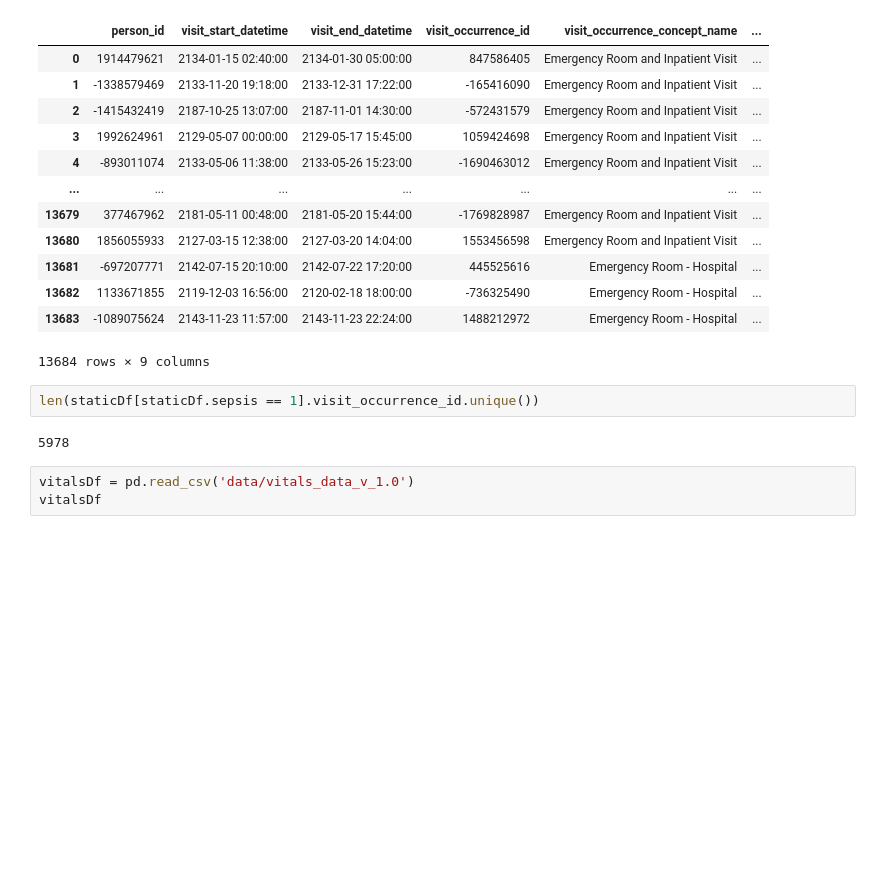
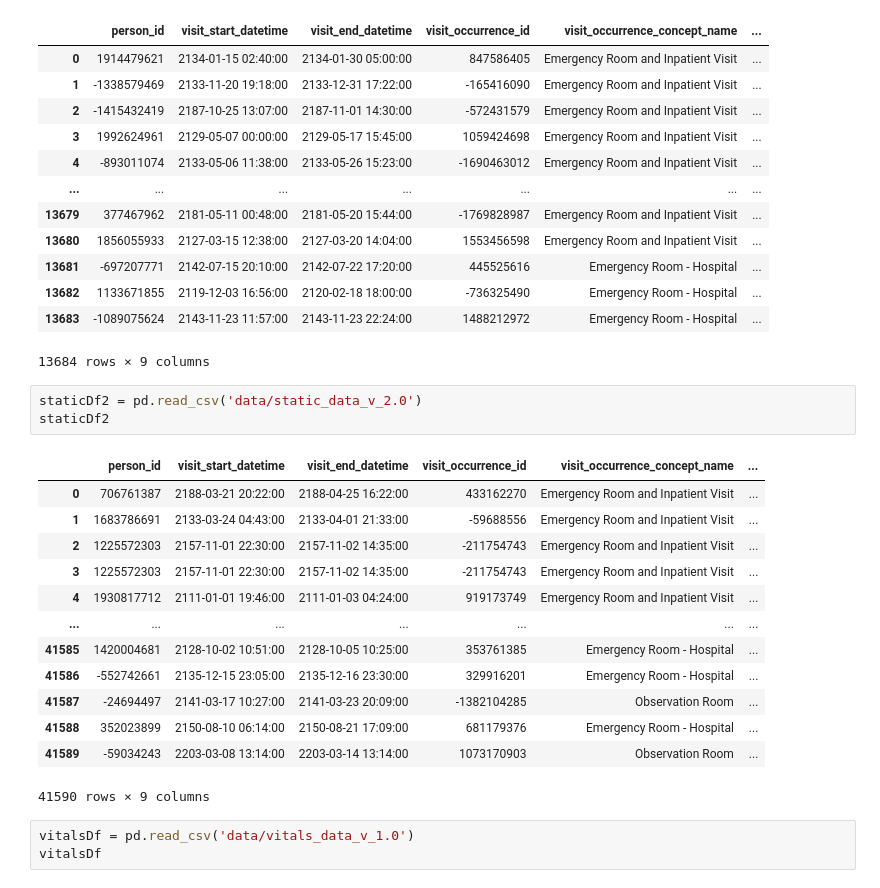
Before and after one commit to ryashpal/ML, a Jupyter notebook: mortality/explore_omop.ipynb, the cells around one changed output. Saved outputs shown, nothing was run; the diff lists cells and outputs as text; blank space fills up the shorter version.

```diff
--- a/mortality/explore_omop.ipynb
+++ b/mortality/explore_omop.ipynb
@@ -44,9 +44,22 @@ staticDf
 | 13683 | -1089075624 | 2143-11-23 11:57:00 | 2143-11-23 22:24:00 | 1488212972 | Emergency Room - Hospital | ... |
 13684 rows × 9 columns
 # %%
-len(staticDf[staticDf.sepsis == 1].visit_occurrence_id.unique())
+staticDf2 = pd.read_csv('data/static_data_v_2.0')
+staticDf2
 # %% [output]
+|  | person_id | visit_start_datetime | visit_end_datetime | visit_occurrence_id | visit_occurrence_concept_name | ... |
+| 0 | 706761387 | 2188-03-21 20:22:00 | 2188-04-25 16:22:00 | 433162270 | Emergency Room and Inpatient Visit | ... |
+| 1 | 1683786691 | 2133-03-24 04:43:00 | 2133-04-01 21:33:00 | -59688556 | Emergency Room and Inpatient Visit | ... |
+| 2 | 1225572303 | 2157-11-01 22:30:00 | 2157-11-02 14:35:00 | -211754743 | Emergency Room and Inpatient Visit | ... |
+| 3 | 1225572303 | 2157-11-01 22:30:00 | 2157-11-02 14:35:00 | -211754743 | Emergency Room and Inpatient Visit | ... |
+| 4 | 1930817712 | 2111-01-01 19:46:00 | 2111-01-03 04:24:00 | 919173749 | Emergency Room and Inpatient Visit | ... |
+| ... | ... | ... | ... | ... | ... | ... |
+| 41585 | 1420004681 | 2128-10-02 10:51:00 | 2128-10-05 10:25:00 | 353761385 | Emergency Room - Hospital | ... |
+| 41586 | -552742661 | 2135-12-15 23:05:00 | 2135-12-16 23:30:00 | 329916201 | Emergency Room - Hospital | ... |
+| 41587 | -24694497 | 2141-03-17 10:27:00 | 2141-03-23 20:09:00 | -1382104285 | Observation Room | ... |
+| 41588 | 352023899 | 2150-08-10 06:14:00 | 2150-08-21 17:09:00 | 681179376 | Emergency Room - Hospital | ... |
+| 41589 | -59034243 | 2203-03-08 13:14:00 | 2203-03-14 13:14:00 | 1073170903 | Observation Room | ... |
-5978
+41590 rows × 9 columns
 # %%
 vitalsDf = pd.read_csv('data/vitals_data_v_1.0')
 vitalsDf
```
Also changed, not shown: parts of 13 cells of this notebook, 1 other file.
